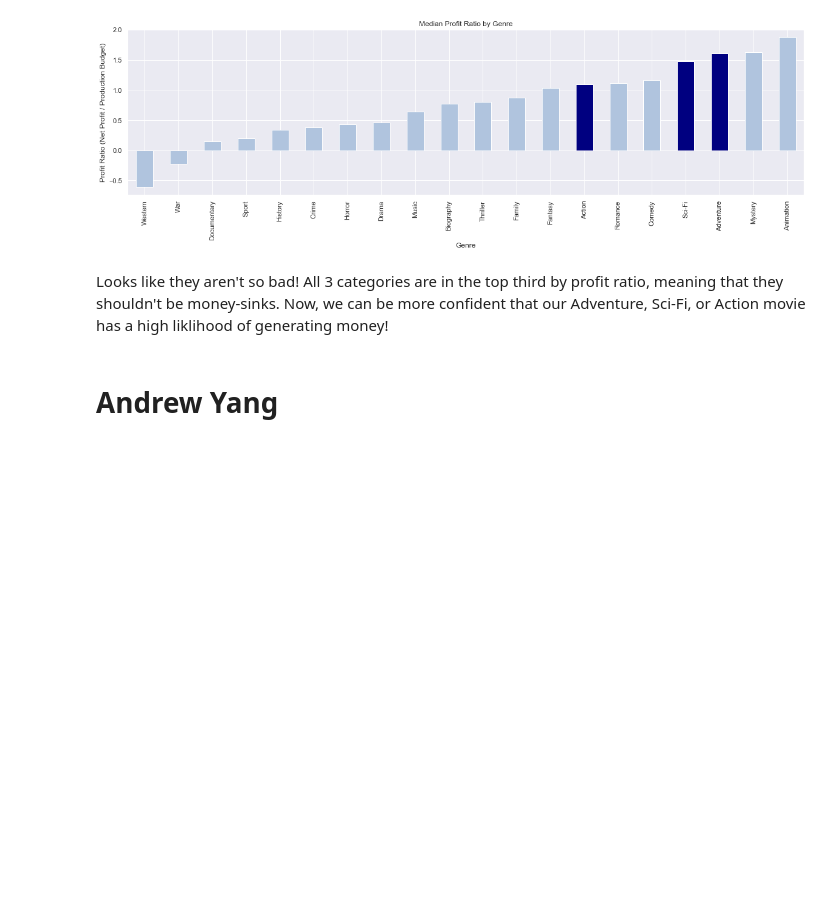
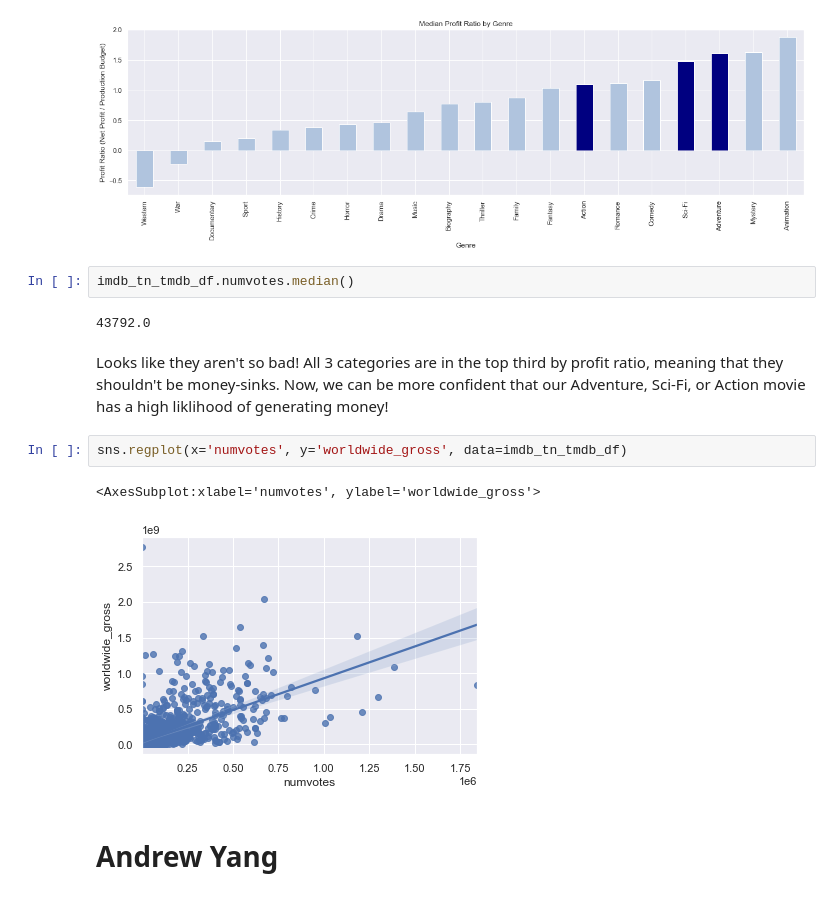
Before and after one commit to doriggs/Semester1Capstone, a Jupyter notebook: student.ipynb, the cells around one changed output. Saved outputs shown, nothing was run; the diff lists cells and outputs as text; blank space fills up the shorter version.

```diff
--- a/student.ipynb
+++ b/student.ipynb
@@ -380,7 +379,16 @@ ax.set(title='Median Profit Ratio by Genre', xlabel='Genre', \
        ylabel='Profit Ratio (Net Profit / Production Budget)');
 # %% [output]
 [figure]
+# %%
+imdb_tn_tmdb_df.numvotes.median()
+# %% [output]
+43792.0
 # %% [markdown]
 Looks like they aren't so bad! All 3 categories are in the top third by profit ratio, meaning that they shouldn't be money-sinks. Now, we can be more confident that our Adventure, Sci-Fi, or Action movie has a high liklihood of generating money!
+# %%
+sns.regplot(x='numvotes', y='worldwide_gross', data=imdb_tn_tmdb_df)
+# %% [output]
+<AxesSubplot:xlabel='numvotes', ylabel='worldwide_gross'>
+[figure, added]
 # %% [markdown]
 # Andrew Yang
```
Also changed, not shown: parts of 2 cells of this notebook, 1 other file.
